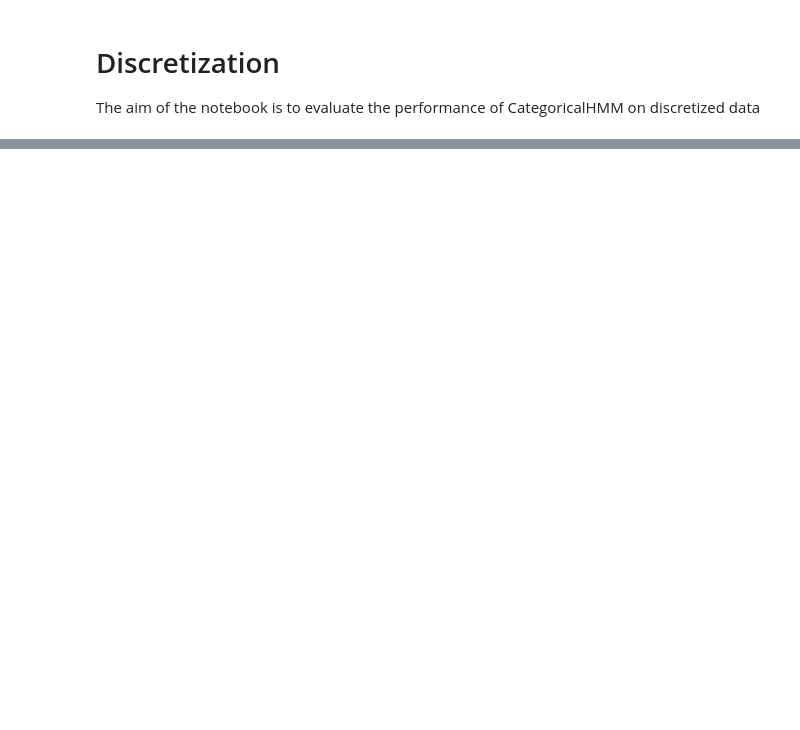
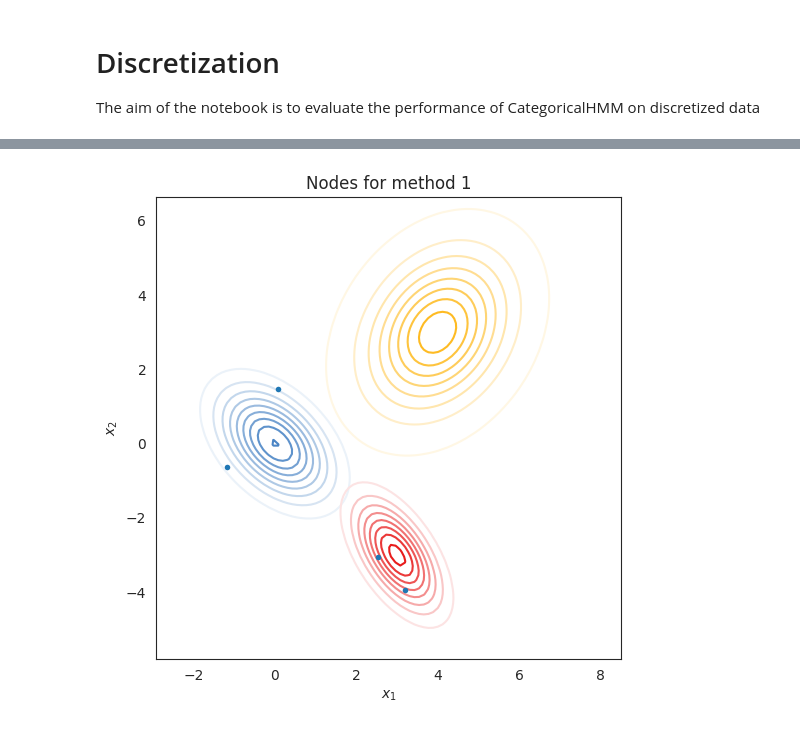
Before and after one commit to kabalce/FlowHMM, a Jupyter notebook: evaluation/1_discretiztion.ipynb, the cells around one changed output, grey strips where cells are left out. Cells and saved outputs as stored; diff of their text form; code cells hidden in the pictures; blank space fills up the shorter version.

```diff
--- a/evaluation/1_discretiztion.ipynb
+++ b/evaluation/1_discretiztion.ipynb
@@ -123,0 +156,14 @@ Text(0.5, 1.0, 'Observation Distributions')
+# %%
+plt.figure(figsize=(6, 6))
+
+for k in range(3):
+    plt.contour(XX, YY, np.exp(lls[:,k]).reshape(XX.shape), cmap=white_to_color_cmap(colors[k]), levels=10)
+
+plt.plot(myHMM1.nodes.transpose()[:, 0], myHMM1.nodes.transpose()[:, 1], 'o', mec='none', ms=4, alpha=1)
+
+plt.xlabel("$x_1$")
+plt.ylabel("$x_2$")
+plt.title("Nodes for method 1")
+plt.show()
+# %% [output]
+[figure, added]
```
Also changed, not shown: parts of 8 cells of this notebook, 1 other file.
